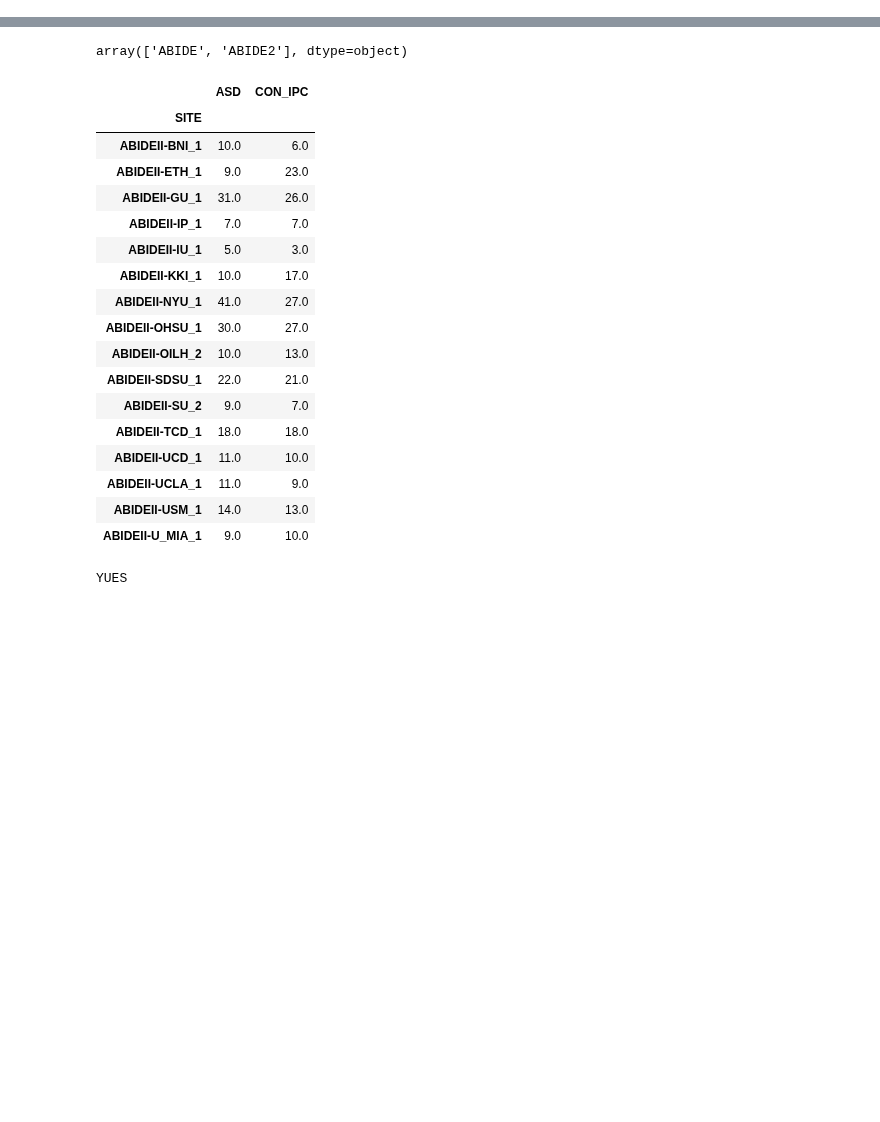
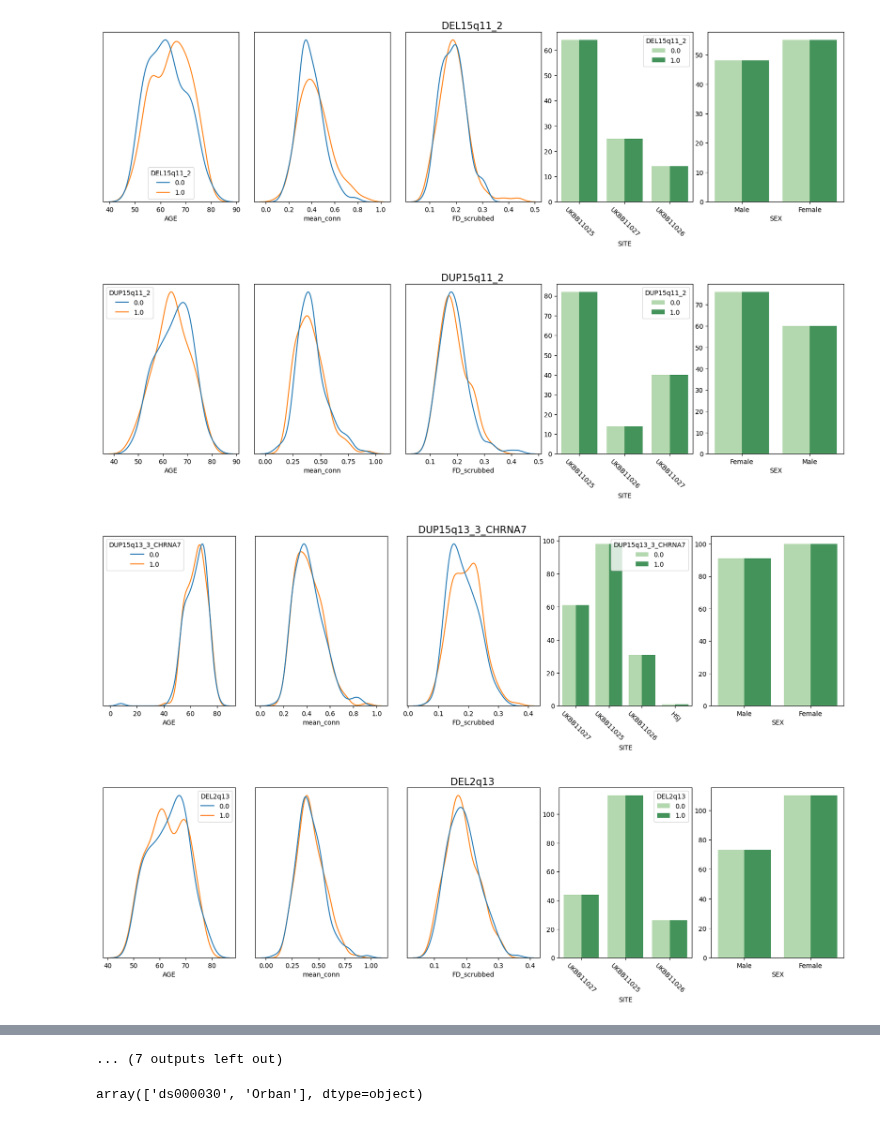
Before and after one commit to harveyaa/neuropsych_mtl, a Jupyter notebook: workbook.ipynb, the cells around one changed output, grey strips where cells are left out. Drawn from its saved outputs; the diff is of its cells as text; code cells hidden in the pictures; blank space fills up the shorter version.

```diff
--- a/workbook.ipynb
+++ b/workbook.ipynb
@@ -8,0 +22,49 @@ cases = ['SZ','ASD','BIP','DEL22q11_2','DUP22q11_2','DEL16p11_2','DUP16p11_2','D
+# %%
+##############
+# LOAD PHENO #
+##############
+pheno = pd.read_csv(pheno_p,index_col=0)
+
+############
+# LOAD IDS #
+############
+sel_ids = []
+for case in cases:
+    df = pd.read_csv(f"./datasets/{case}.txt",header=None)
+    sel_ids.append(df)
+sel_ids = dict(zip(cases,sel_ids))
+# %%
+# CONF BY GROUP
+out_p = './datasets/figures/conf_by_group'
+for case in cases:
+    ids = sel_ids[case]
+    df = pheno[pheno.index.isin(ids[0])].copy()
+
+    fig, ax = plt.subplots(1,5, figsize=(16,5))
+
+    sns.kdeplot(x = 'AGE', data = df,hue = case,ax=ax[0])
+    sns.kdeplot(x = 'mean_conn', data = df,hue = case,ax=ax[1],legend=False)
+    sns.kdeplot(x = 'FD_scrubbed', data = df,hue = case,ax=ax[2],legend=False)
+    sns.countplot(data=df, x="SITE",hue=case,ax=ax[3],palette='Greens')
+    sns.countplot(data=df, x="SEX",hue=case,ax=ax[4],palette='Greens')
+    ax[4].get_legend().remove()
+
+    for i in range(3):
+        ax[i].set_yticks([])
+    for i in range(5):
+        ax[i].set_ylabel('')
+
+    if case == 'ASD':
+        ax[3].set_xticklabels(ax[3].get_xticklabels(),rotation = 315,fontsize=3)
+    else:
+        ax[3].set_xticklabels(ax[3].get_xticklabels(),rotation = 315)
+
+    plt.suptitle(case,fontsize=15)
+    plt.tight_layout(pad=0.4)
+    plt.savefig(os.path.join(out_p,f"{case}.png"),dpi=300)
+    #plt.show()
+# %% [output]
+[figure, added]
+[figure, added]
+[figure, added]
+[figure, added]
@@ -8,0 +79 @@ cases = ['SZ','ASD','BIP','DEL22q11_2','DUP22q11_2','DEL16p11_2','DUP16p11_2','D
+... (7 outputs left out)
@@ -9,25 +82,4 @@ cases = ['SZ','ASD','BIP','DEL22q11_2','DUP22q11_2','DEL16p11_2','DUP16p11_2','D
 # %%
-pheno[pheno['ASD'] == 1]['PI'].unique()
+pheno[pheno['SZ'] ==1]['PI'].unique()
 # %% [output]
-array(['ABIDE', 'ABIDE2'], dtype=object)
+array(['ds000030', 'Orban'], dtype=object)
-# %%
-pheno[pheno['PI']=='ABIDE2'].groupby('SITE').sum()[['ASD','CON_IPC']]
-# %% [output]
-|  | ASD | CON_IPC |
-| SITE |  |  |
-| ABIDEII-BNI_1 | 10.0 | 6.0 |
-| ABIDEII-ETH_1 | 9.0 | 23.0 |
-| ABIDEII-GU_1 | 31.0 | 26.0 |
-| ABIDEII-IP_1 | 7.0 | 7.0 |
-| ABIDEII-IU_1 | 5.0 | 3.0 |
-| ABIDEII-KKI_1 | 10.0 | 17.0 |
-| ABIDEII-NYU_1 | 41.0 | 27.0 |
-| ABIDEII-OHSU_1 | 30.0 | 27.0 |
-| ABIDEII-OILH_2 | 10.0 | 13.0 |
-| ABIDEII-SDSU_1 | 22.0 | 21.0 |
-| ABIDEII-SU_2 | 9.0 | 7.0 |
-| ABIDEII-TCD_1 | 18.0 | 18.0 |
-| ABIDEII-UCD_1 | 11.0 | 10.0 |
-| ABIDEII-UCLA_1 | 11.0 | 9.0 |
-| ABIDEII-USM_1 | 14.0 | 13.0 |
-| ABIDEII-U_MIA_1 | 9.0 | 10.0 |
@@ -37,5 +85,0 @@ var = 6
-# %%
-if (True) & (var is not None):
-    print('YUES')
-# %% [output]
-YUES
```
Also changed, not shown: parts of 14 cells of this notebook.
